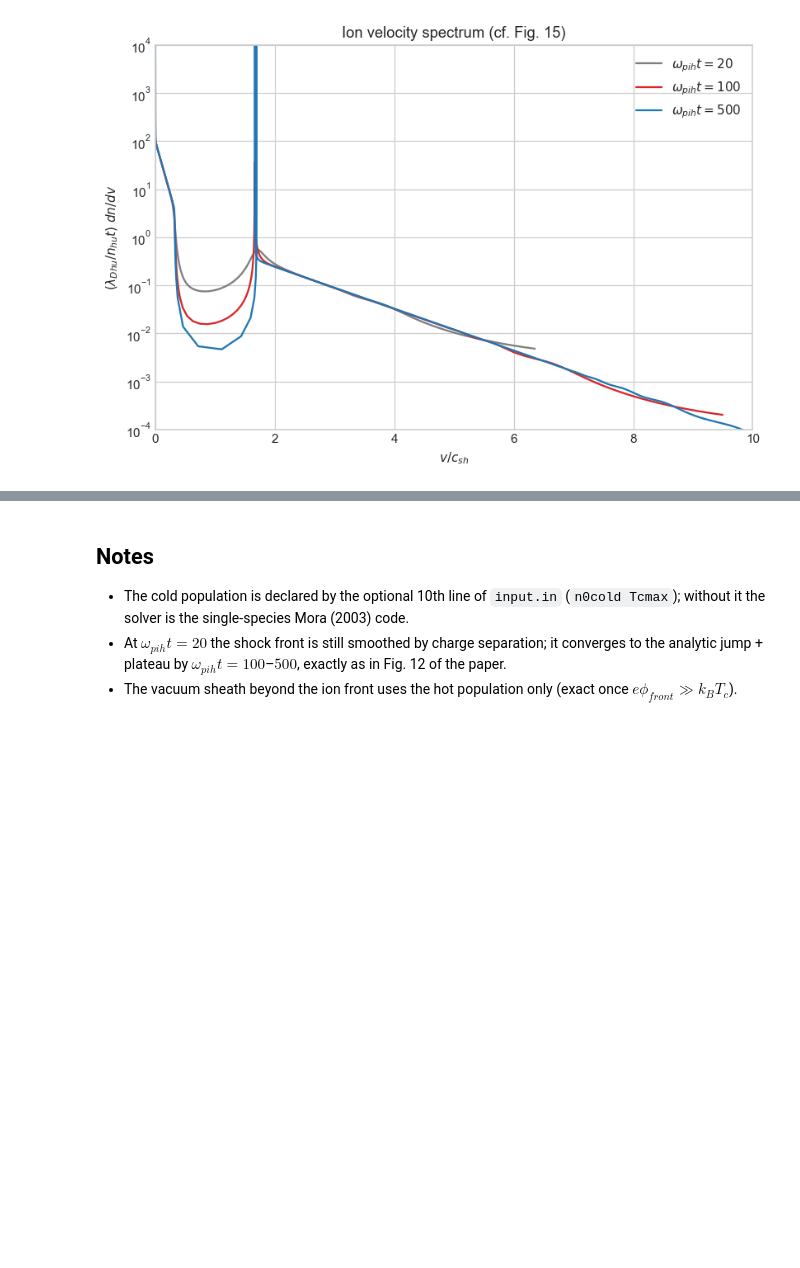
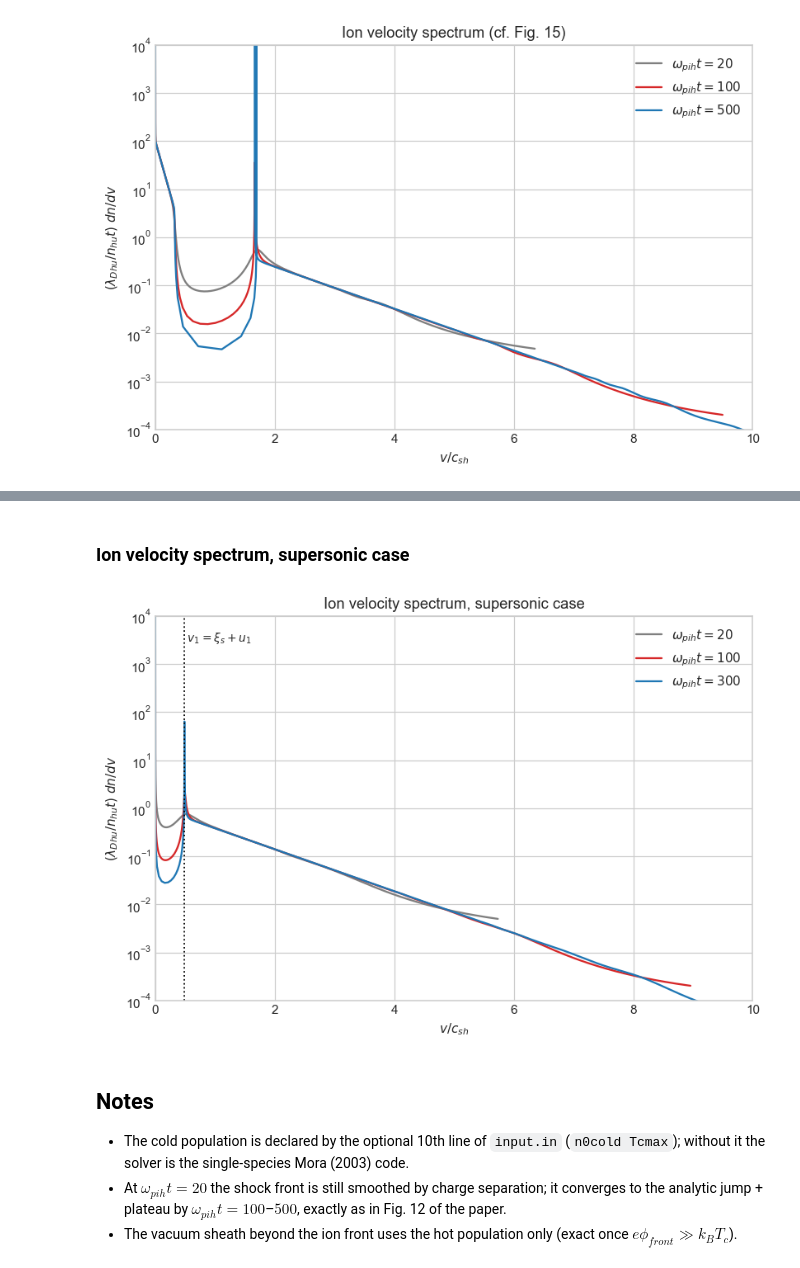
Before and after one commit to abdoudiaw/IonBoost, a Jupyter notebook: scripts/rarefaction_shock.ipynb, the cells around one changed output, grey strips where cells are left out. Saved outputs shown, nothing was run; the diff lists cells and outputs as text; code cells hidden in the pictures; blank space fills up the shorter version.

```diff
--- a/scripts/rarefaction_shock.ipynb
+++ b/scripts/rarefaction_shock.ipynb
@@ -269,0 +374,16 @@ plt.show()
+# %%
+print('measured shock position (E-field peak inside the plasma) vs theory:')
+print(f'{"t":>6} {"xi_shock":>10} {"theory":>10}')
+xs, ts = [], []
+for name in runs_s:
+    prof = data[name]['profil']
+    t = runs_s[name]['tmax']
+    pl = prof[prof['ni'] > 1e-10]
+    sel = pl['xt'] / t < 0.0
+    i_pk = pl.loc[sel, 'E'].idxmax()
+    xs.append(pl.loc[i_pk, 'xt'])
+    ts.append(t)
+    print(f'{t:6.0f} {pl.loc[i_pk, "xt"]/t:10.3f} {xi_s_sup:10.3f}')
+speed = np.polyfit(ts, xs, 1)[0]
+print(f'\nfitted shock speed = {speed:.3f} csh   (theory: {xi_s_sup:.3f})')
+print(f'measured Mach = {abs(speed)/cs_u:.2f}          (theory: {Mach:.2f})')
@@ -270,3 +399,27 @@ plt.show()
+# %% [markdown]
+### Ion velocity spectrum, supersonic case
+# %%
+fig, ax = plt.subplots(figsize=(8.5, 5.5))
+for name, color in (('sup_t20', 'tab:gray'), ('sup_t100', 'tab:red'),
+                    ('sup_t300', 'tab:blue')):
+    sp = data[name]['spectres']
+    t = runs_s[name]['tmax']
+    sel = (sp['vmoy'] > 0) & (sp['dndv'] > 0)
+    ax.semilogy(sp.loc[sel, 'vmoy'], sp.loc[sel, 'dndv'] / t, lw=1.5, color=color,
+                label=f'$\\omega_{{pih}} t = {t:.0f}$')
+v1_lab = xi_s_sup + u1_s   # downstream flow velocity in the lab frame
+ax.axvline(v1_lab, color='k', ls=':', lw=1.2)
+ax.text(v1_lab, 3e3, r' $v_1 = \xi_s + u_1$', fontsize=9)
+ax.set_xlim(0, 10)
+ax.set_ylim(1e-4, 1e4)
+ax.set_xlabel(r'$v / c_{sh}$')
+ax.set_ylabel(r'$(\lambda_{Dhu} / n_{hu} t)\; dn/dv$')
+ax.set_title('Ion velocity spectrum, supersonic case')
+ax.legend()
+fig.savefig(viz_dir / 'shock_supersonic_spectrum.png', dpi=200, bbox_inches='tight')
+plt.show()
+# %% [output]
+[figure, added]
 # %% [markdown]
 ## Notes
 
```
Also changed, not shown: parts of 7 cells of this notebook, 2 other files.
